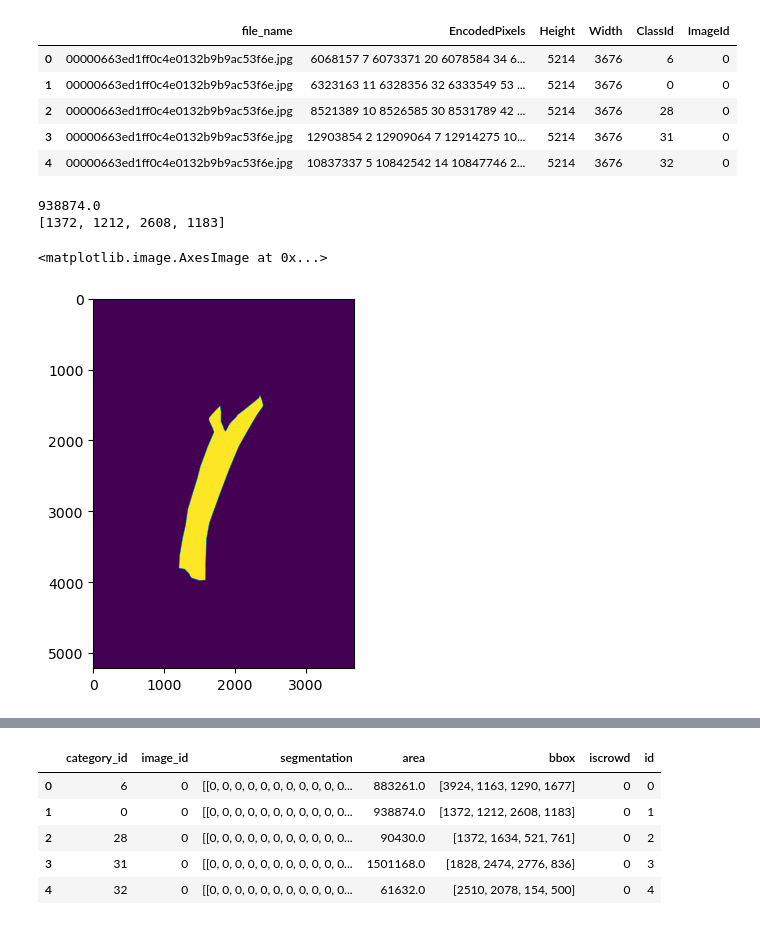
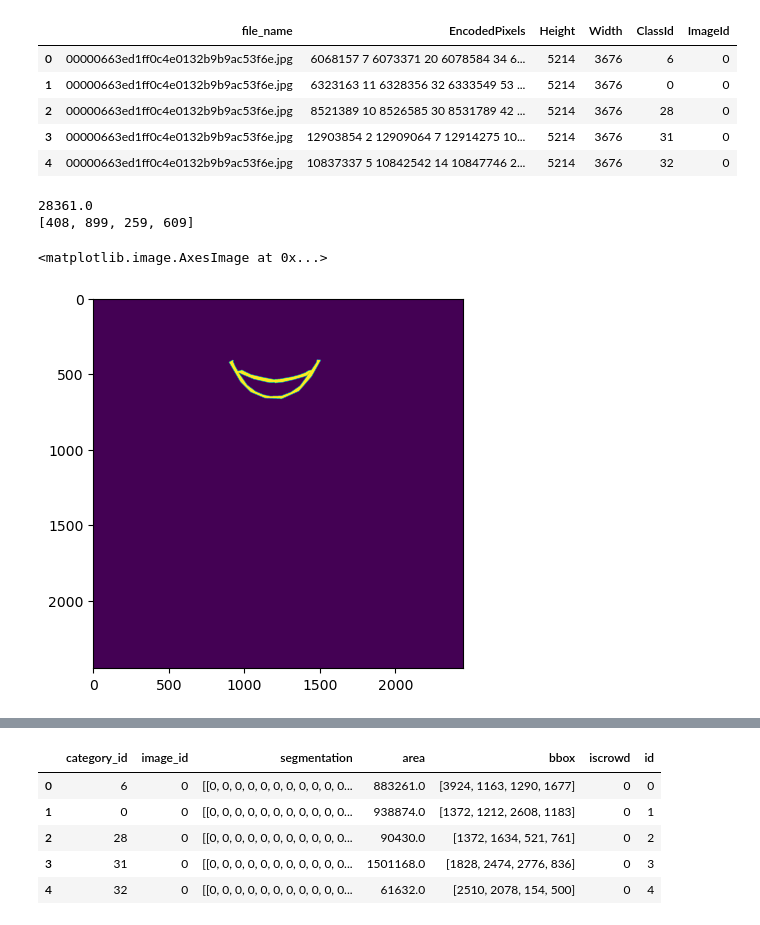
Before and after one commit to chloeleehn/imaterialist_checkpoint, a Jupyter notebook: MMDet_InstanceSeg_Tutorial.ipynb, the cells around one changed output, grey strips where cells are left out. Saved outputs shown, nothing was run; the diff lists cells and outputs as text; code cells hidden in the pictures.

```diff
--- a/MMDet_InstanceSeg_Tutorial.ipynb
+++ b/MMDet_InstanceSeg_Tutorial.ipynb
@@ -300,21 +300,21 @@ def rle_decoding(encoding, height, width):
     return mask, area, bbox
 # %%
 # Sample run of the function
-encoding = train_df.iloc[1]['EncodedPixels']
-height = train_df.iloc[1]['Height']
-width = train_df.iloc[1]['Width']
+encoding = train_df.iloc[9]['EncodedPixels']
+height = train_df.iloc[9]['Height']
+width = train_df.iloc[9]['Width']
 
 generated_mask, area, bbox = rle_decoding(encoding, height, width)
 # mask = generated_mask.reshape((width, height)).T
 print(area)
 print(bbox)
 
 plt.imshow(generated_mask)
 # %% [output]
-938874.0
-[1372, 1212, 2608, 1183]
+28361.0
+[408, 899, 259, 609]
 <matplotlib.image.AxesImage at 0x...>
-[figure, old version]
+[figure, new version]
 # %%
 from tqdm import tqdm
 # Create empty lists for the new columns
```
Also changed, not shown: parts of 6 cells of this notebook, 1 other file.
